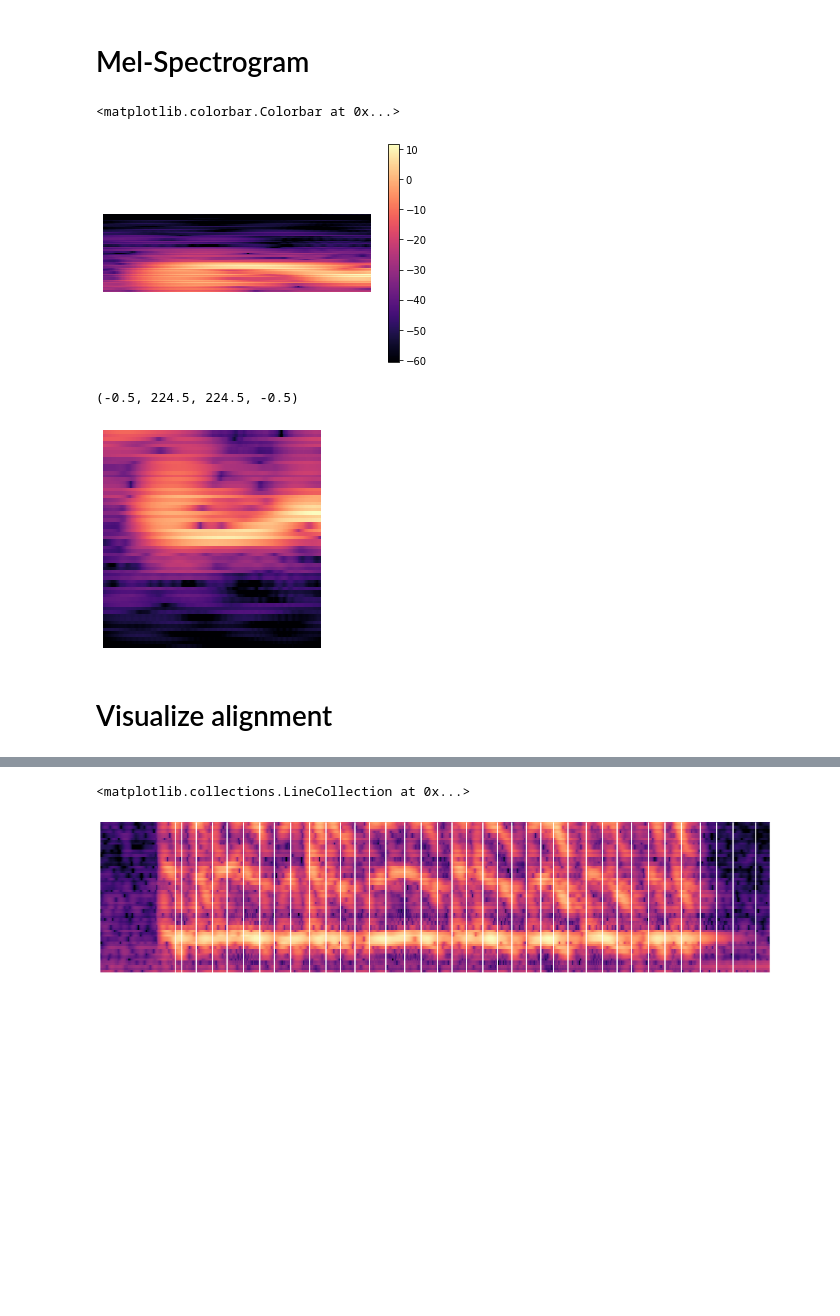
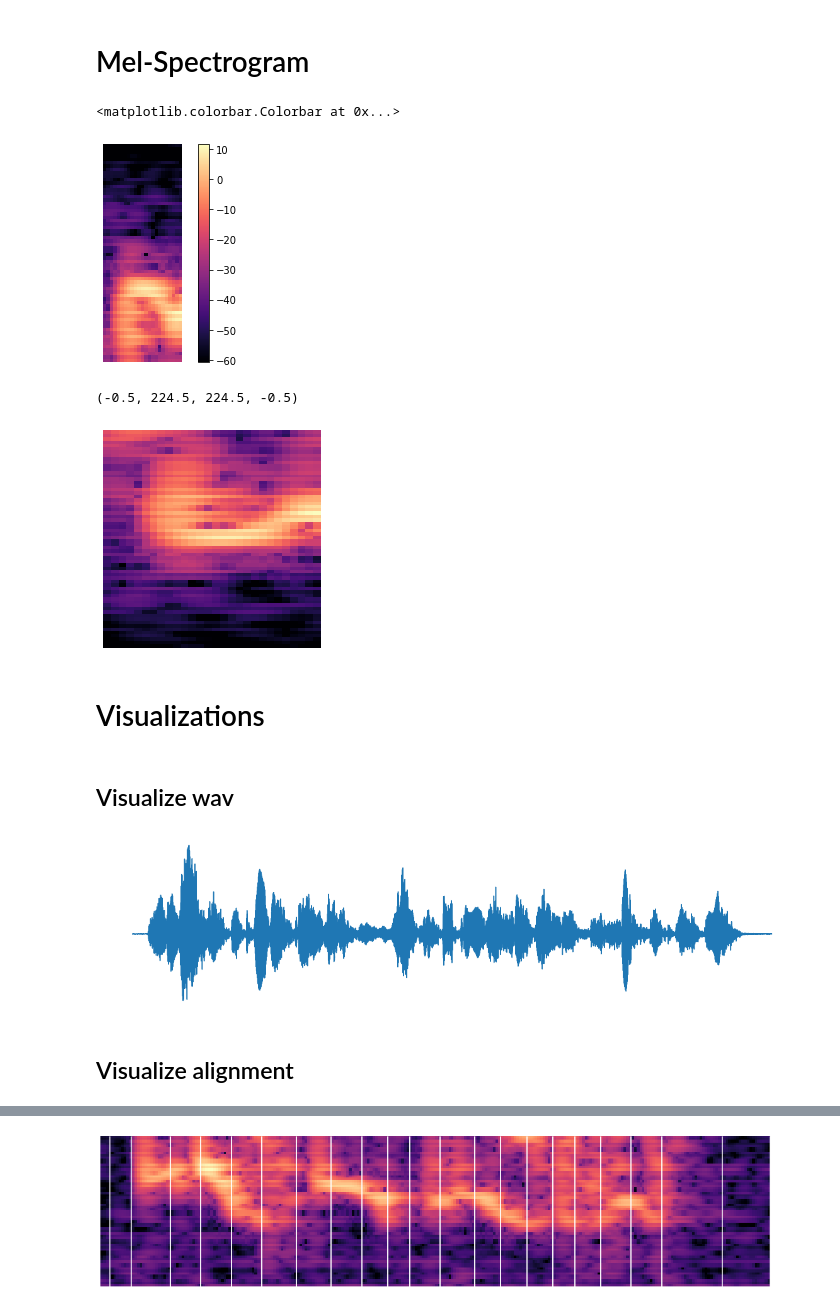
Before and after one commit to tjysdsg/tone_classifier, a Jupyter notebook: visualize_spectro.ipynb, the cells around one changed output, grey strips where cells are left out. Drawn from its saved outputs; the diff is of its cells as text; code cells hidden in the pictures; blank space fills up the shorter version.

```diff
--- a/visualize_spectro.ipynb
+++ b/visualize_spectro.ipynb
@@ -15,11 +15,15 @@ import json
 nfft = 2048
 win_length = 2048 # int(16000 * 0.025)
 n_mels = 64
-hop_length = 16 # int(16000 * 0.01)
+hop_length = int(16000 * 0.01)
 fmin, fmax = 50, 350
 melspectrogram = T.MelSpectrogram(
     sample_rate=16000, win_length=win_length, n_mels=n_mels, n_fft=nfft, hop_length=hop_length, f_min=fmin, f_max=fmax,
 )
+
+mfcc_transform = T.MFCC(
+    sample_rate=16000, n_mfcc=32, melkwargs={'n_fft': nfft, 'n_mels': n_mels, 'hop_length': hop_length}
+)
 # %%
 def spectro(y: np.ndarray, start: float, dur: float, sr=16000):
     S = librosa.feature.melspectrogram(
@@ -72,7 +101,7 @@ plt.axis('off')
 plt.colorbar()
 # %% [output]
 <matplotlib.colorbar.Colorbar at 0x...>
-[figure, old version]
+[figure, new version]
 # %%
 y, _ = librosa.load('tmp/IC0001W0010_sp09.wav', sr=16000)
 S = spectro(y, start/0.9, dur/0.9)
@@ -81,6 +110,37 @@ plt.imshow(S, cmap='magma')
 plt.axis('off')
 # %% [output]
 (-0.5, 224.5, 224.5, -0.5)
-[figure, old version]
+[figure, new version]
+# %% [markdown]
+# Visualizations
+# %%
+utt2tones = json.load(open('utt2tones.json'))
+utts = list(utt2tones.keys())
+
+WAV_DIR = '/NASdata/AudioData/AISHELL-ASR-SSB/SPEECHDATA/'
+
+def get_wav_path(utt: str):
+    spk = utt[:7]
+    return os.path.join(WAV_DIR, spk, f'{utt}.wav')
+
+import random
+# utt = random.choice(list(utt2tones.keys()))
+utt = 'SSB19020141'
+# %% [markdown]
+## Visualize wav
+# %%
+fig_width = 1000
+fig_height = 225
+
+sr = 16000
+
+fig, ax = plt.subplots(figsize=(20, 5))
+
+y, _ = librosa.load(get_wav_path(utt), sr=sr)
+plt.plot(y)
+plt.axis('off')
+plt.savefig(f'{utt}.png')
+# %% [output]
+[figure, added]
 # %% [markdown]
-# Visualize alignment
+## Visualize alignment
@@ -89,17 +147,12 @@ utt2tones = json.load(open('utt2tones.json'))
 # %%
-WAV_DIR = '/NASdata/AudioData/AISHELL-ASR-SSB/SPEECHDATA/'
+# utt = 'SSB17810334'
+utt = 'SSB07020180'
 
-def get_wav_path(utt: str):
-    spk = utt[:7]
-    return os.path.join(WAV_DIR, spk, f'{utt}.wav')
-
-# utt = random.choice(list(utt2tones.keys()))
-utt = 'SSB10070437'
 data = utt2tones[utt]
 
 timestamps = []
 for tone, phone, start, dur in data:
-    print(f'{phone}\t| {start:.3f}s to {start + dur:.3f}s')
+    print(f'{phone}\t{tone}\t{start:.3f}s to {start + dur:.3f}s')
     timestamps += [start, start + dur]
 timestamps = np.asarray(timestamps)
 
@@ -118,6 +171,8 @@ fig, ax = plt.subplots(figsize=(20, 5))
 y, _ = librosa.load(get_wav_path(utt), sr=sr)
 S = spectro(y, 0, 1000, sr=sr)
 S = S[::-1, :]
+# S = mfcc(y, 0, 1000, sr=sr)
+
 S = resize(
     S, output_shape=(fig_height, fig_width),
     anti_aliasing=False, preserve_range=True, clip=False,
@@ -126,4 +181,5 @@ S = resize(
 plt.imshow(S, cmap='magma')
 plt.axis('off')
 ax.vlines(timestamps, 0, fig_height, colors='white')
+plt.savefig(f'{utt}.png')
 # %% [output]
@@ -147,2 +206 @@ i4      | 4.590s to 4.860s
-<matplotlib.collections.LineCollection at 0x...>
-[figure, old version]
+[figure, new version]
```
Also changed, not shown: parts of 6 cells of this notebook, 1 other file.
